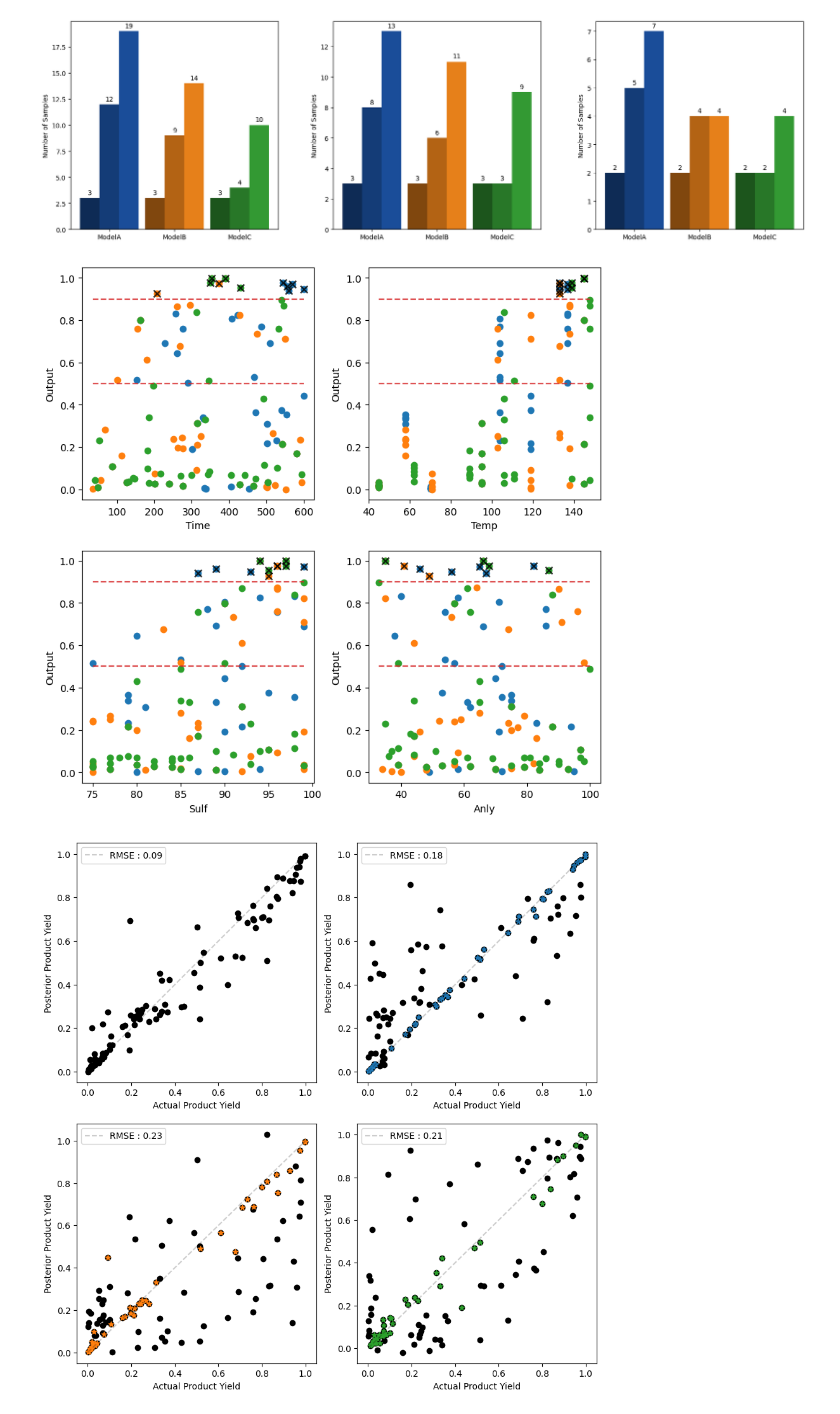
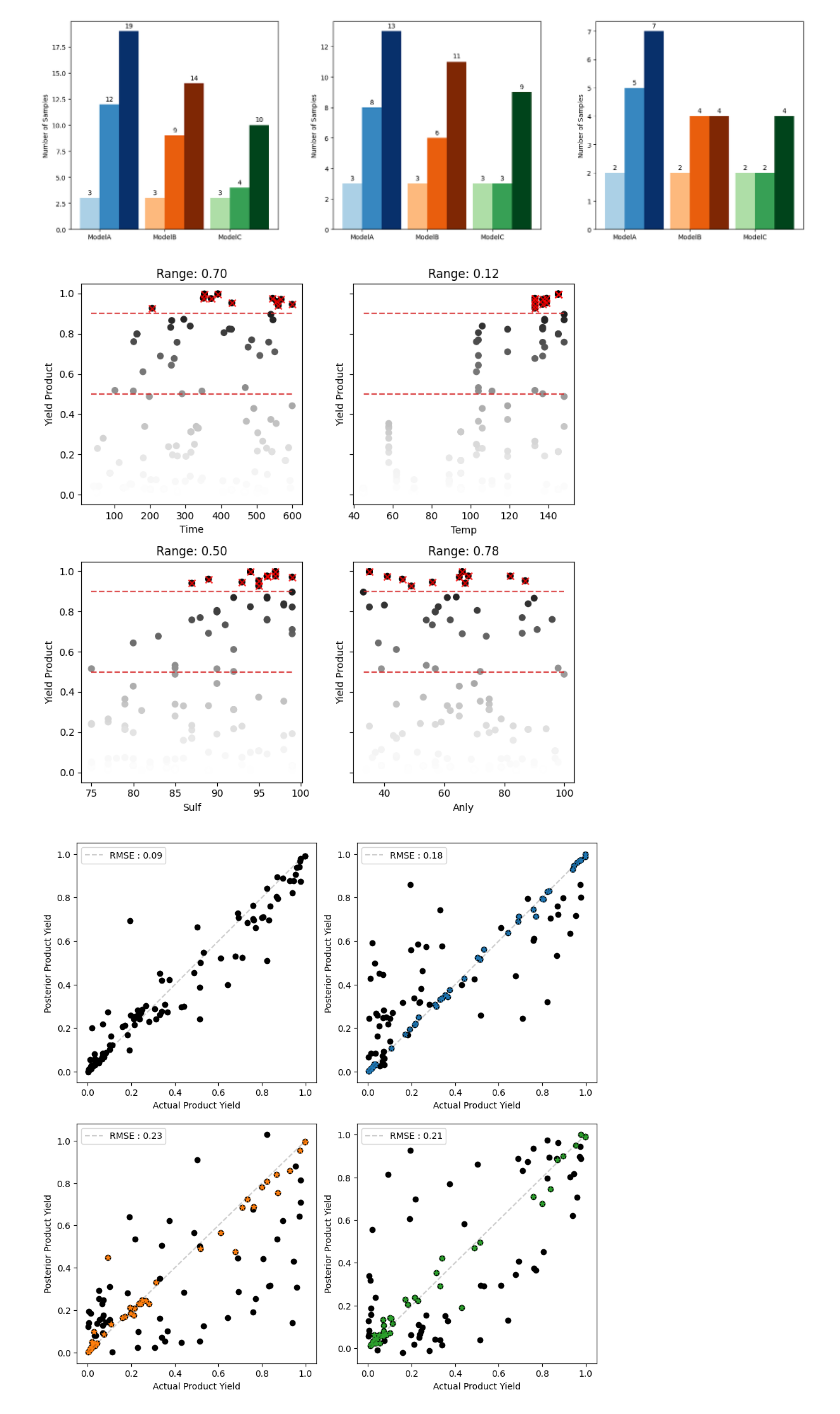
Before and after one commit to uwsunlab/BO-RFB, a Jupyter notebook: Results/All_results.ipynb, the cells around one changed output. Drawn from its saved outputs; the diff is of its cells as text; code cells hidden in the pictures.

Commit message:
Figure updates

```diff
--- a/Results/All_results.ipynb
+++ b/Results/All_results.ipynb
@@ -146,14 +146,15 @@ def cumulative_bar(ax,thresh):
 
     # Plotting each category with gradient bars
     for i, (category, color, value_set) in enumerate(zip(categories, base_colors, values)):
-        gradient_colors = generate_gradient_color(color, num_bars_per_category)
+        cmap = {'ModelA': cm.Blues, 'ModelB': cm.Oranges, 'ModelC': cm.Greens}
+        gradient_colors = [cmap[category](1 - i / (num_bars_per_category * 1)) for i in range(num_bars_per_category)]
         for j, value in enumerate(value_set):
             rects = ax.bar(indices[i] + j * bar_width, value, width=bar_width, color=gradient_colors[2-j],
                 label=f'{category} - R{j}')
             ax.bar_label(rects, padding=3)
 
     # Customizing the plot
-    ax.set_xticks(indices + bar_width * (num_bars_per_category - 1) / 2)
+    ax.set_xticks(indices + bar_width * (num_bars_per_category - 2) / 2)
     ax.set_xticklabels(categories)
     ax.set_ylabel('Number of Samples')
     #ax.set_title(f'Cumulative Count of that Yielded Above {thresh*100}% Threshold')
@@ -170,7 +171,7 @@ cumulative_bar(ax1,thresh = 0.5)
 cumulative_bar(ax2,thresh = 0.7)
 cumulative_bar(ax3,thresh = 0.9)
 # %% [output]
-[figure, old version]
+[figure, new version]
 # %%
 # Full data
 x_all = torch.tensor(all_df[['time', 'temp', 'sulf', 'anly']].values, dtype=dtype)
@@ -187,40 +188,59 @@ xA_all = torch.tensor(set_dataA[['time', 'temp', 'sulf', 'anly']].values, dtype=
 yA_all = torch.tensor(set_dataA['yield product'].values, dtype=dtype).reshape(-1,1)
 yA_var = torch.tensor(set_dataA['var yield'].values, dtype=dtype).reshape(-1,1)
 
 xB_all = torch.tensor(set_dataB[['time', 'temp', 'sulf', 'anly']].values, dtype=dtype)
 yB_all = torch.tensor(set_dataB['yield product'].values, dtype=dtype).reshape(-1,1)
 yB_var = torch.tensor(set_dataB['var yield'].values, dtype=dtype).reshape(-1,1)
 
 xC_all = torch.tensor(set_dataC[['time', 'temp', 'sulf', 'anly']].values, dtype=dtype)
 yC_all = torch.tensor(set_dataC['yield product'].values, dtype=dtype).reshape(-1,1)
 yC_var = torch.tensor(set_dataC['var yield'].values, dtype=dtype).reshape(-1,1)
 
 # Create subplots
-fig, ax = plt.subplots(2, 2, figsize=(8,8))
+fig, ax = plt.subplots(2, 2, figsize=(8, 8), sharey=True)
 for i in range(2):
     for j in range(2):
         idx = i * 2 + j
         if idx < len(labels):
             # Plot all points
-            ax[i,j].scatter(xA_all[:, idx], yA_all, color='tab:blue', label='ModelA')
-            ax[i,j].scatter(xB_all[:, idx], yB_all, color='tab:orange', label='ModelB')
-            ax[i,j].scatter(xC_all[:, idx], yC_all, color='tab:green', label='ModelC')
+            # ax[i,j].scatter(xA_all[:, idx], yA_all, color='tab:blue', label='ModelA')
+            # ax[i,j].scatter(xB_all[:, idx], yB_all, color='tab:orange', label='ModelB')
+            # ax[i,j].scatter(xC_all[:, idx], yC_all, color='tab:green', label='ModelC')
             # ax[i,j].errorbar(xA_all[:, idx].squeeze(), yA_all.squeeze(), yerr=np.sqrt(yA_var.squeeze()), fmt='o', color='tab:blue', alpha=0.5)
             # ax[i,j].errorbar(xB_all[:, idx].squeeze(), yB_all.squeeze(), yerr=np.sqrt(yB_var.squeeze()), fmt='o', color='tab:orange', alpha=0.5)
             # ax[i,j].errorbar(xC_all[:, idx].squeeze(), yC_all.squeeze(), yerr=np.sqrt(yC_var.squeeze()), fmt='o', color='tab:green', alpha=0.5)
 
+            # Plot all points
+            cmap = {0: cm.Greys, 1: cm.Greys, 2: cm.Greys}
+            # cmap = {0: cm.Blues, 1: cm.Oranges, 2: cm.Greens}
+            for model_idx, (x_data, y_data, color_map) in enumerate(zip(
+                [xA_all, xB_all, xC_all],
+                [yA_all, yB_all, yC_all],
+                [cmap[0], cmap[1], cmap[2]]
+            )):
+                norm = plt.Normalize(vmin=y_data.min(), vmax=y_data.max())
+                colors = color_map(norm(y_data.squeeze()))
+                ax[i, j].scatter(x_data[:, idx], y_data, color=colors, label=f'Model{chr(65 + model_idx)}')
 
-            ax[i,j].scatter(filter_x[:, idx], filter_y, color='k', marker='x', s=50, label='Filtered Data',alpha=0.8)
+            ax[i,j].scatter(filter_x[:, idx], filter_y, color='red', marker='x', s=50, label='Filtered Data',alpha=0.8)
             ax[i,j].hlines(threshold, x_all[:, idx].min(), x_all[:, idx].max(), color='tab:red', linestyle='--', label='Threshold', alpha=0.8)
             ax[i,j].hlines(0.5, x_all[:, idx].min(), x_all[:, idx].max(), color='tab:red', linestyle='--', label='Threshold', alpha=0.8)
             ax[i,j].set_xlabel(labels[idx])
-            ax[i,j].set_ylabel("Output")
+            ax[i,j].set_ylabel("Yield Product")
+
+            # Filter x values where y > 0.9
+            filtered_x = x_all[y_all.squeeze() > 0.9, idx]
+            if len(filtered_x) > 0:
+                # ax[i, j].set_title(f"Range: {filtered_x.min():.0f} to {filtered_x.max():.0f}")
+                ax[i, j].set_title(f"Range: {(filtered_x.max() - filtered_x.min()) / (x_all[:, idx].max() - x_all[:, idx].min()):.2f}")
+            else:
+                ax[i, j].set_title("No values with y > 0.9")
             ax[i,j].set_box_aspect(1)
 
 
 plt.tight_layout()
 # %% [output]
-[figure, old version]
+[figure, new version]
 # %%
 def gpevaluate(model,grid):
     model.eval()
```
